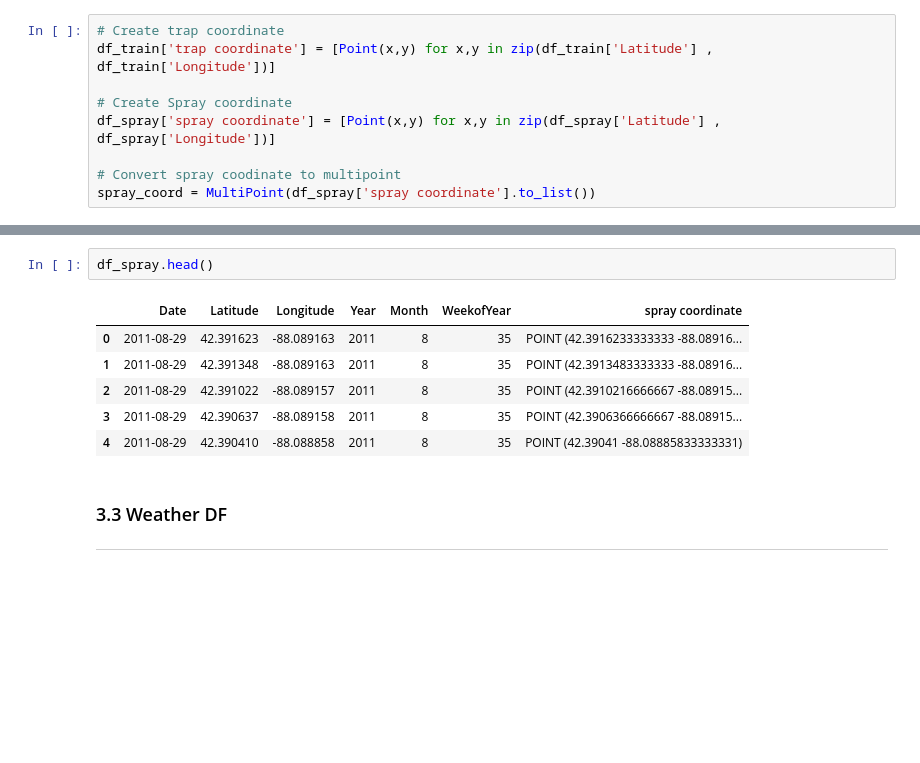
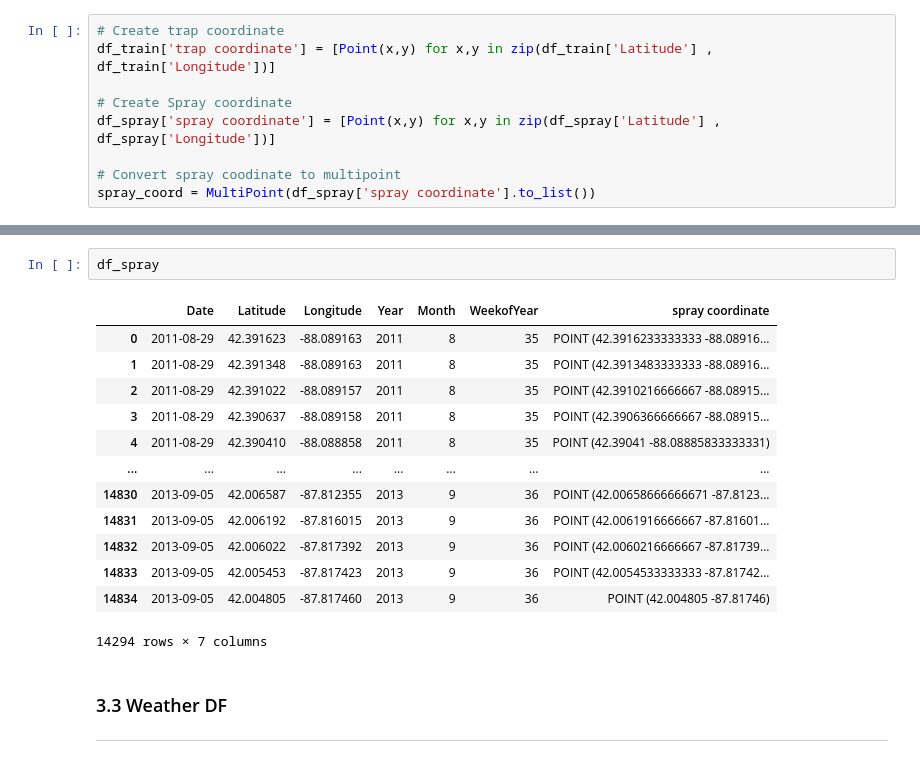
Before and after one commit to henrioei/Binary-Classification-on-West-Nile-Virus, a Jupyter notebook: Project_4_West_Nile_Virus_Terence.ipynb, the cells around one changed output, grey strips where cells are left out. Saved outputs shown, nothing was run; the diff lists cells and outputs as text; blank space fills up the shorter version.

```diff
--- a/Project_4_West_Nile_Virus_Terence.ipynb
+++ b/Project_4_West_Nile_Virus_Terence.ipynb
@@ -144,13 +163,20 @@ df_train['sprayed'].value_counts()
 Name: sprayed, dtype: int64
 # %%
-df_spray.head()
+df_spray
 # %% [output]
 |  | Date | Latitude | Longitude | Year | Month | WeekofYear | spray coordinate |
 | 0 | 2011-08-29 | 42.391623 | -88.089163 | 2011 | 8 | 35 | POINT (42.3916233333333 -88.08916... |
 | 1 | 2011-08-29 | 42.391348 | -88.089163 | 2011 | 8 | 35 | POINT (42.3913483333333 -88.08916... |
 | 2 | 2011-08-29 | 42.391022 | -88.089157 | 2011 | 8 | 35 | POINT (42.3910216666667 -88.08915... |
 | 3 | 2011-08-29 | 42.390637 | -88.089158 | 2011 | 8 | 35 | POINT (42.3906366666667 -88.08915... |
 | 4 | 2011-08-29 | 42.390410 | -88.088858 | 2011 | 8 | 35 | POINT (42.39041 -88.08885833333331) |
+| ... | ... | ... | ... | ... | ... | ... | ... |
+| 14830 | 2013-09-05 | 42.006587 | -87.812355 | 2013 | 9 | 36 | POINT (42.00658666666671 -87.8123... |
+| 14831 | 2013-09-05 | 42.006192 | -87.816015 | 2013 | 9 | 36 | POINT (42.0061916666667 -87.81601... |
+| 14832 | 2013-09-05 | 42.006022 | -87.817392 | 2013 | 9 | 36 | POINT (42.0060216666667 -87.81739... |
+| 14833 | 2013-09-05 | 42.005453 | -87.817423 | 2013 | 9 | 36 | POINT (42.0054533333333 -87.81742... |
+| 14834 | 2013-09-05 | 42.004805 | -87.817460 | 2013 | 9 | 36 | POINT (42.004805 -87.81746) |
+14294 rows × 7 columns
 # %% [markdown]
 ### 3.3 Weather DF
 ___
```
Also changed, not shown: parts of 32 cells of this notebook.
